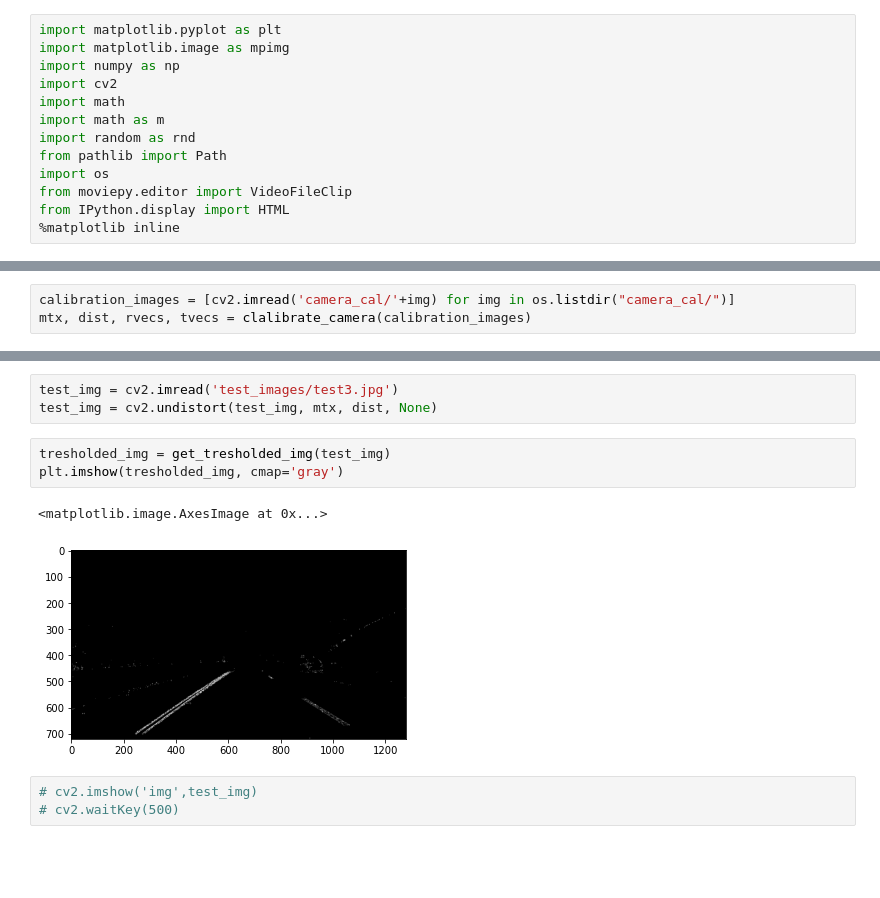
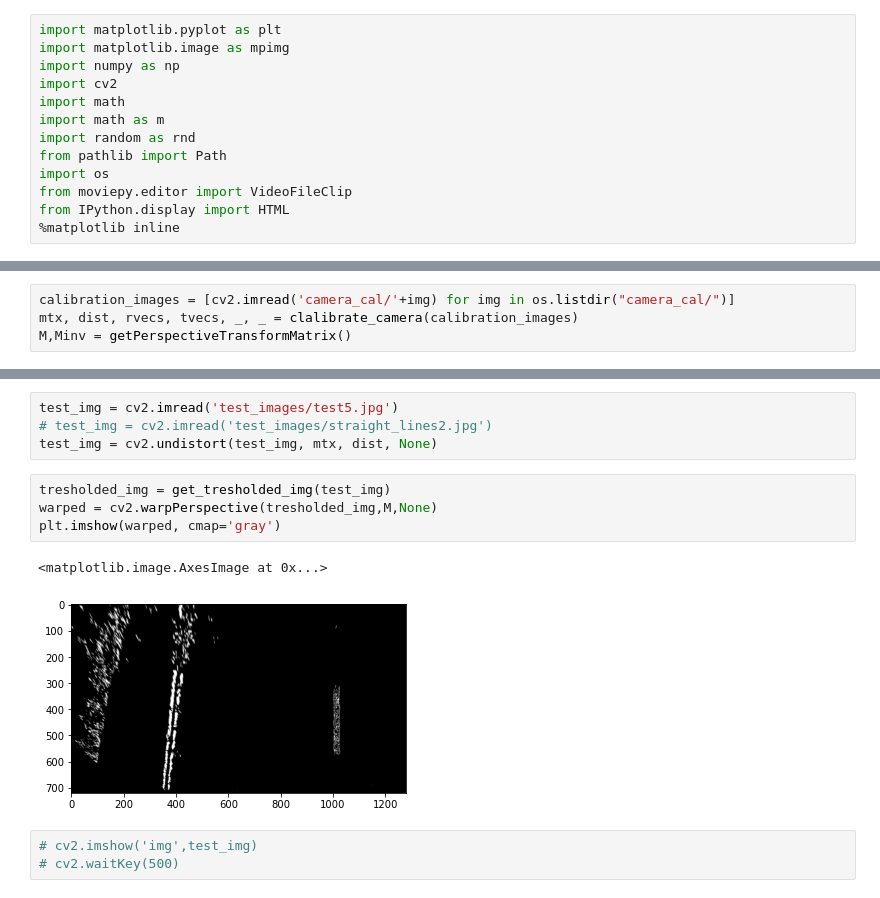
Before and after one commit to acidhills/udacity_advanced_lane_finding, a Jupyter notebook: project.ipynb, the cells around one changed output, grey strips where cells are left out. Saved outputs shown, nothing was run; the diff lists cells and outputs as text; blank space fills up the shorter version.

```diff
--- a/project.ipynb
+++ b/project.ipynb
@@ -19,3 +17,4 @@ NameError: name 'np' is not defined
 # %%
 calibration_images = [cv2.imread('camera_cal/'+img) for img in os.listdir("camera_cal/")]
-mtx, dist, rvecs, tvecs = clalibrate_camera(calibration_images)
+mtx, dist, rvecs, tvecs, _, _ = clalibrate_camera(calibration_images)
+M,Minv = getPerspectiveTransformMatrix()
@@ -32,12 +21,14 @@ plt.imshow(cv2.imread('camera_cal/' + os.listdir('camera_cal/')[2]))
 # %%
-test_img = cv2.imread('test_images/test3.jpg')
+test_img = cv2.imread('test_images/test5.jpg')
+# test_img = cv2.imread('test_images/straight_lines2.jpg')
 test_img = cv2.undistort(test_img, mtx, dist, None)
 # %%
 tresholded_img = get_tresholded_img(test_img)
-plt.imshow(tresholded_img, cmap='gray')
+warped = cv2.warpPerspective(tresholded_img,M,None)
+plt.imshow(warped, cmap='gray')
 # %% [output]
 <matplotlib.image.AxesImage at 0x...>
-[figure, old version]
+[figure, new version]
 # %%
 # cv2.imshow('img',test_img)
 # cv2.waitKey(500)
```
Also changed, not shown: parts of 7 cells of this notebook, 2 other files.
